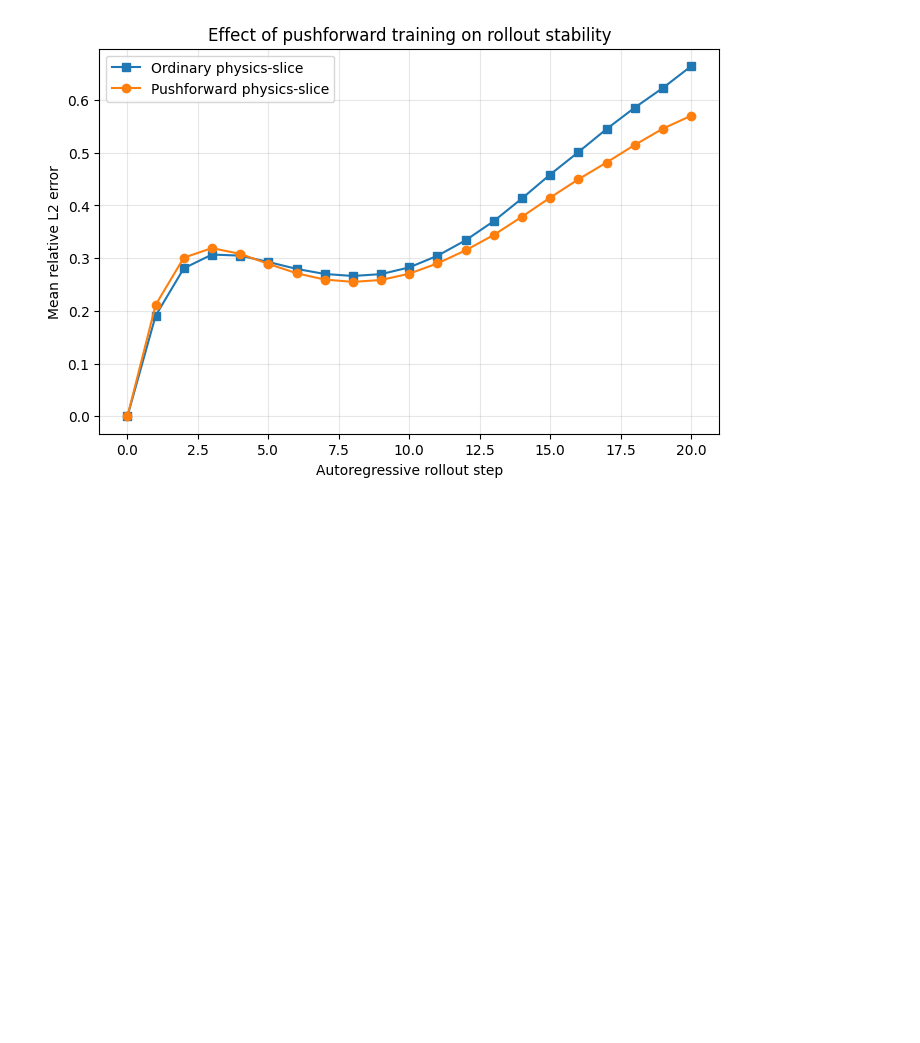
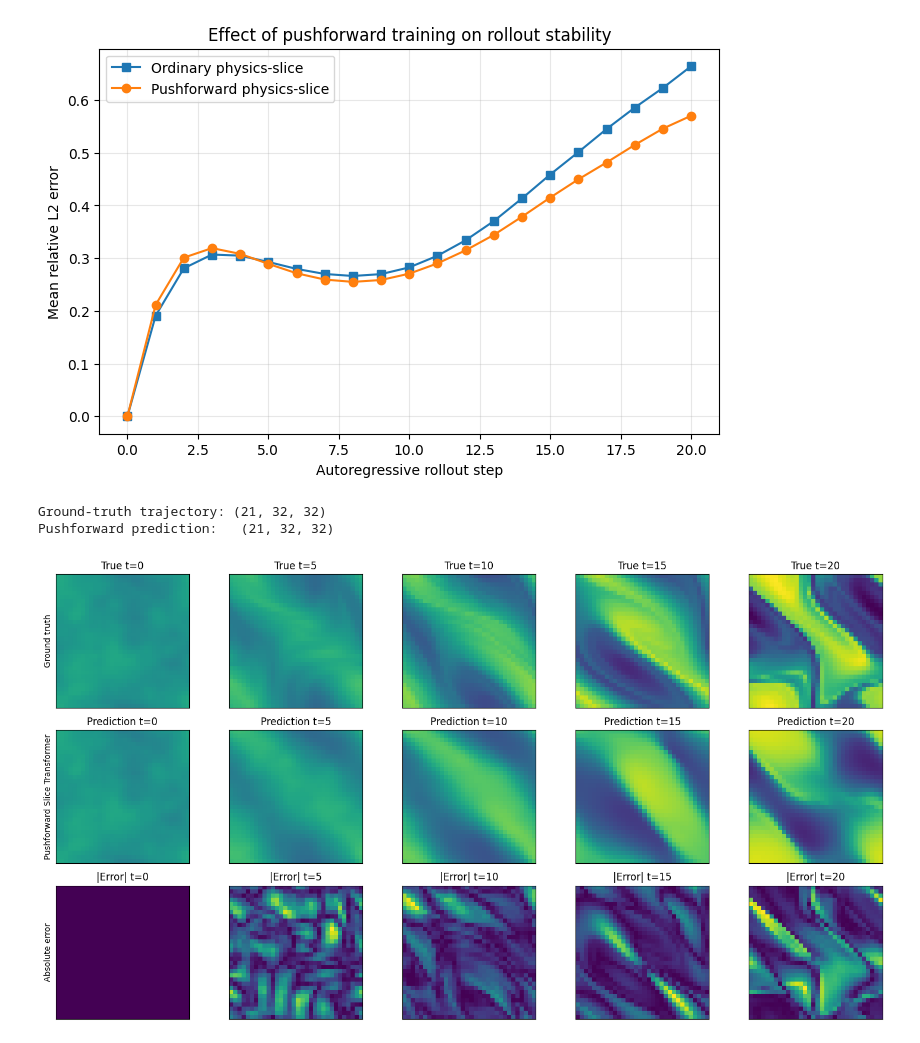
Before and after one commit to ssoda44/ml4sci_ass1, a Jupyter notebook: assignments/Assignment_1_part_1.ipynb, the cells around one changed output. Saved outputs shown, nothing was run; the diff lists cells and outputs as text; code cells hidden in the pictures; blank space fills up the shorter version.

```diff
--- a/assignments/Assignment_1_part_1.ipynb
+++ b/assignments/Assignment_1_part_1.ipynb
@@ -3479,3 +3480,35 @@ Model                               MSE    Relative L2   Final rollout L2
 Ordinary physics-slice     6.895867e-02   1.763347e-01       6.641372e-01
 Pushforward physics-slice   9.093171e-02   1.919048e-01       5.701448e-01
 [figure]
+# %%
+pushforward_visualization_trajectory_idx = test_indices[1]
+
+true_pushforward_trajectory = get_trajectory(
+    trajectory_idx=pushforward_visualization_trajectory_idx,
+    initial_vorticity=initial_vorticity,
+    vorticity=vorticity,
+    spatial_stride=SPATIAL_STRIDE,
+)
+
+pushforward_pred_trajectory = rollout_model(
+    model=pushforward_transformer,
+    initial_state=true_pushforward_trajectory[0],
+    n_steps=20,
+    mean=omega_mean,
+    std=omega_std,
+    device=device,
+)
+
+print("Ground-truth trajectory:", true_pushforward_trajectory.shape)
+print("Pushforward prediction:  ", pushforward_pred_trajectory.shape)
+
+plot_rollout(
+    true_pushforward_trajectory,
+    pushforward_pred_trajectory,
+    times=(0, 5, 10, 15, 20),
+    model_name="Pushforward Slice Transformer",
+)
+# %% [output]
+Ground-truth trajectory: (21, 32, 32)
+Pushforward prediction:   (21, 32, 32)
+[figure, added]
```
Also changed, not shown: parts of 9 cells of this notebook, 1 other file.
